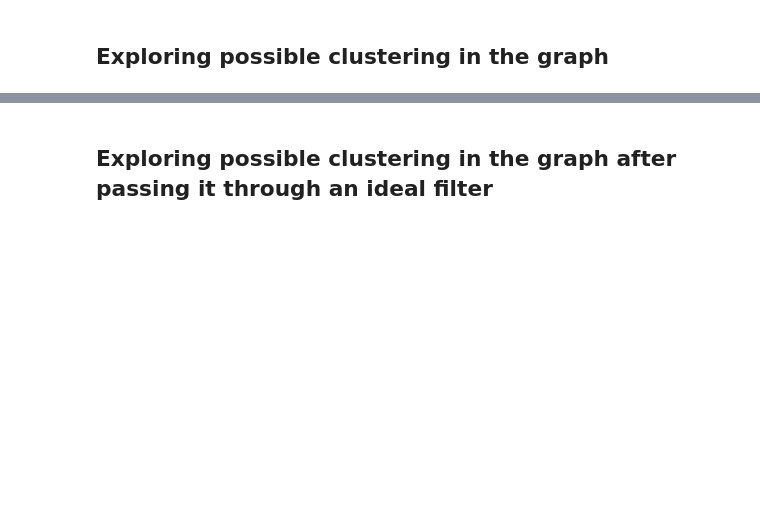
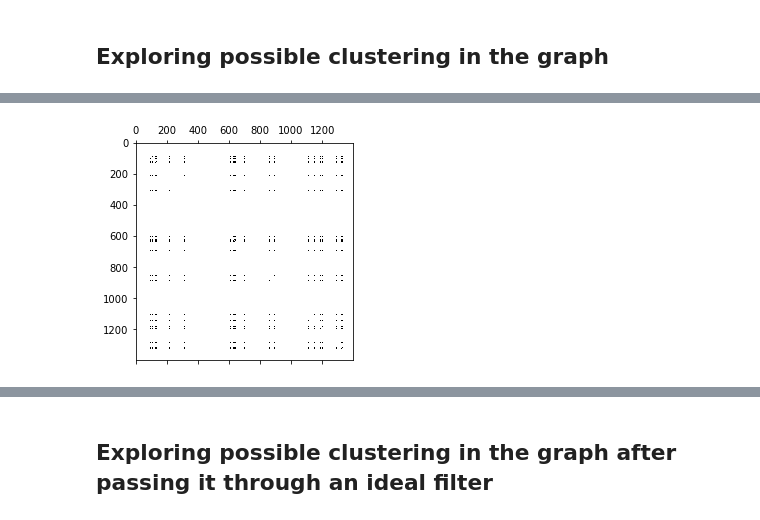
Before and after one commit to aaag97/ntds-projects, a Jupyter notebook: Project/wikipedia.ipynb, the cells around one changed output, grey strips where cells are left out. Saved outputs shown, nothing was run; the diff lists cells and outputs as text; code cells hidden in the pictures; blank space fills up the shorter version.

```diff
--- a/Project/wikipedia.ipynb
+++ b/Project/wikipedia.ipynb
@@ -220,7 +220,7 @@ religion_df = pd.read_pickle('religion_articles')
 religion_df = religion_df.drop_duplicates('article')
 # %%
 #science_df = aquire.take_words(science_articles, stop_words)
-science_df = pd.read_pickle('science_articles')
+science_df = science_articles
 science_df = science_df.drop_duplicates('article')
 # %%
 religion_labeled_df = religion_df.copy()
@@ -437,6 +441,14 @@ from numpy import dot
 from numpy.linalg import norm
 
 def cosine(a,b):
+    """
+    Function to compute the cosine similarity between two vectors
+    Arguments:
+    a - first vector
+    b - second vector
+    Returns:
+    cos_sim - the cosine similarity between a and b
+    """
     if(norm(a) == 0 or norm(b) == 0):
         return dot(a,b)
     cos_sim = dot(a, b)/(norm(a)*norm(b))
@@ -485,6 +504,10 @@ plt.plot(distances[0])
 # %%
-feat = np.where(distances>0.6,1,0)
-np.fill_diagonal(feat, 0)
+def article_sim_th(threshold, distances=distances):
+    feat = np.where(distances > threshold, 1, 0)
+    np.fill_diagonal(feat, 0)
+    return feat
+# %%
+adjacency_matrix = article_sim_th(0.6)
 # %%
 # building a graph using the normalized distances
 graph = nx.from_numpy_matrix(adjacency_matrix)
@@ -505,7 +534,9 @@ plt.show()
 # %%
-adjacency = matrixu.epsilon_similarity_graph(feat, sigma= 10*np.mean(feat), epsilon=0.20)
+adjacency = matrixu.epsilon_similarity_graph(adjacency_matrix, sigma= 10*np.mean(adjacency_matrix), epsilon=0.2)
 plt.spy(adjacency)
 plt.show()
+# %% [output]
+[figure, added]
 # %%
 import operator
 pr = nx.pagerank(graph)
```
Also changed, not shown: parts of 33 cells of this notebook.
